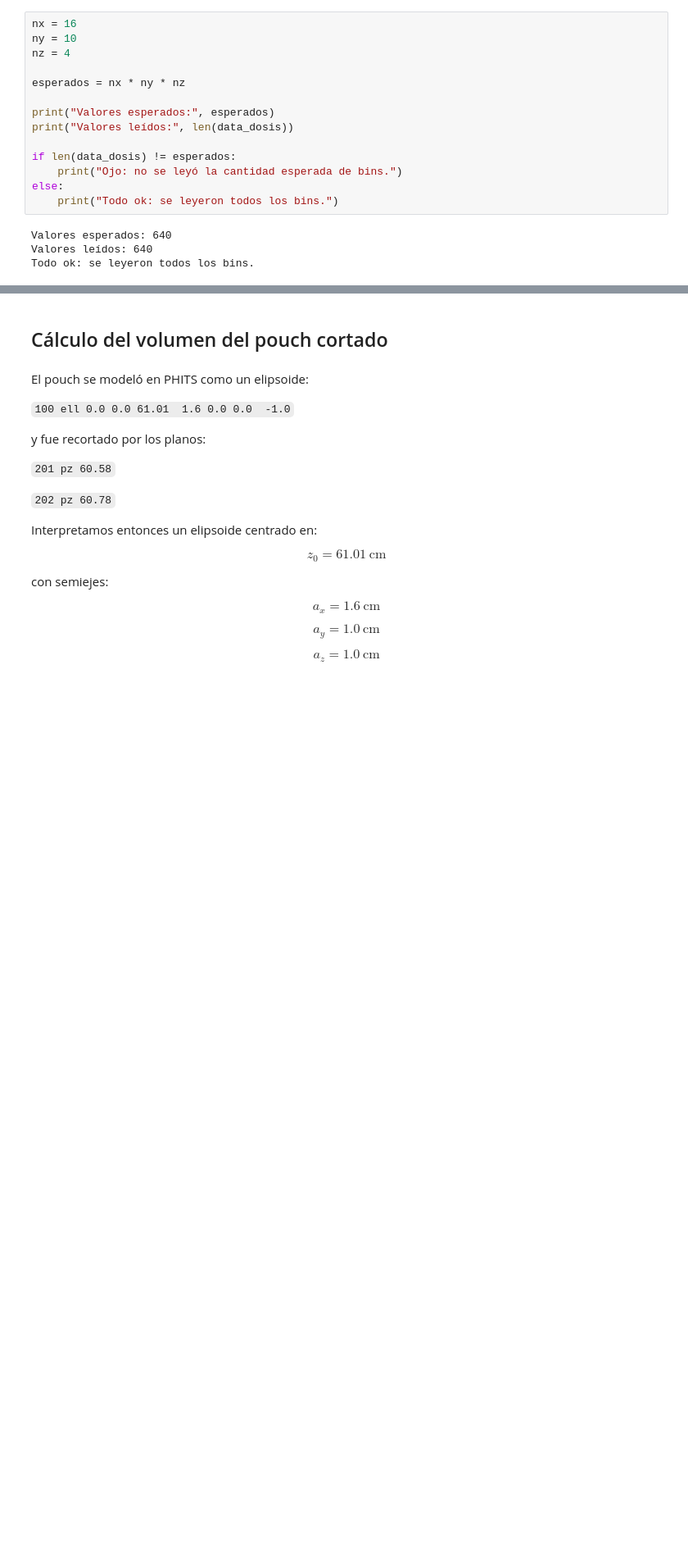
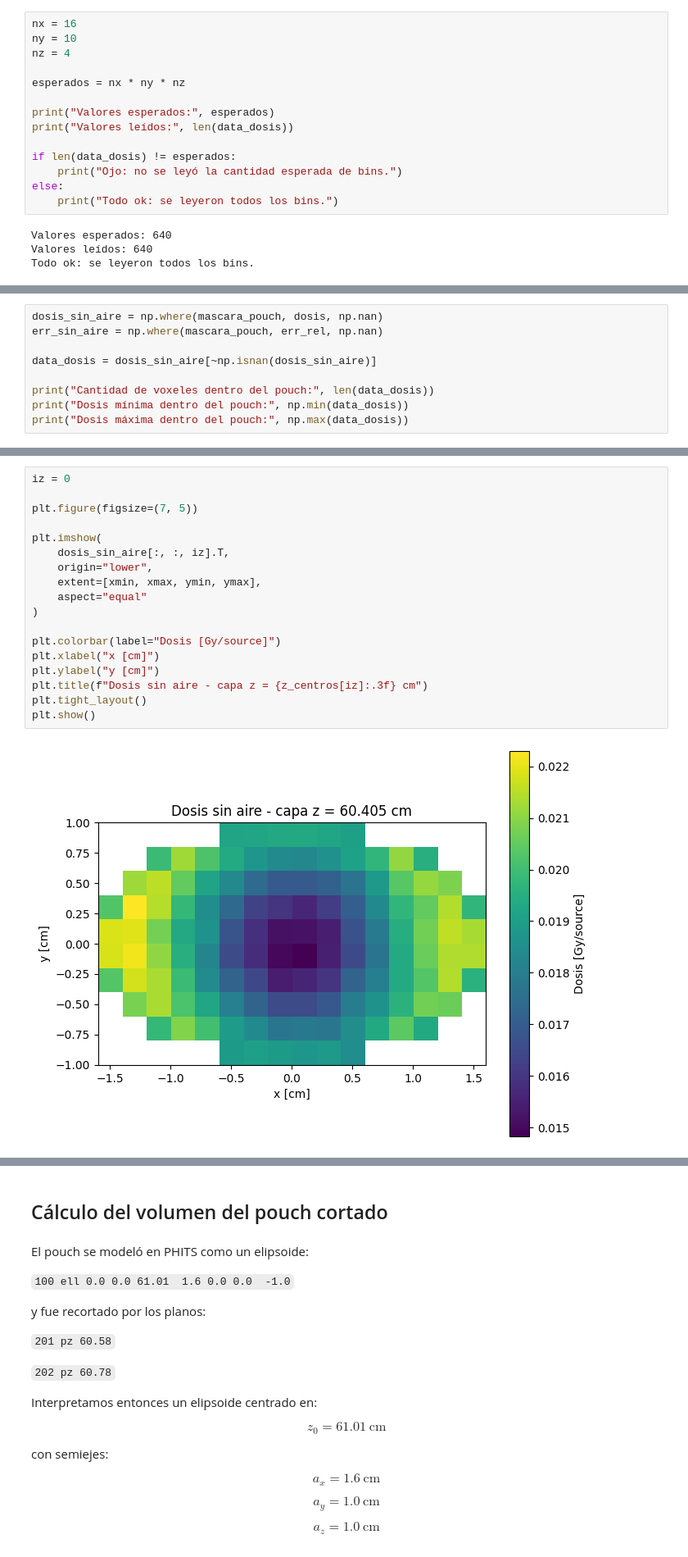
Before and after one commit to arirodriguez001/Laboratory-VI, a Jupyter notebook: Modelo V0/histograma_dosis-vol_V0.ipynb, the cells around one changed output, grey strips where cells are left out. Shown at 82% size. Cells and saved outputs as stored; diff of their text form; blank space fills up the shorter version.

```diff
--- a/Modelo V0/histograma_dosis-vol_V0.ipynb
+++ b/Modelo V0/histograma_dosis-vol_V0.ipynb
@@ -220,0 +385,9 @@ Todo ok: se leyeron todos los bins.
+# %%
+dosis_sin_aire = np.where(mascara_pouch, dosis, np.nan)
+err_sin_aire = np.where(mascara_pouch, err_rel, np.nan)
+
+data_dosis = dosis_sin_aire[~np.isnan(dosis_sin_aire)]
+
+print("Cantidad de voxeles dentro del pouch:", len(data_dosis))
+print("Dosis mínima dentro del pouch:", np.min(data_dosis))
+print("Dosis máxima dentro del pouch:", np.max(data_dosis))
@@ -220,0 +431,20 @@ Todo ok: se leyeron todos los bins.
+# %%
+iz = 0
+
+plt.figure(figsize=(7, 5))
+
+plt.imshow(
+    dosis_sin_aire[:, :, iz].T,
+    origin="lower",
+    extent=[xmin, xmax, ymin, ymax],
+    aspect="equal"
+)
+
+plt.colorbar(label="Dosis [Gy/source]")
+plt.xlabel("x [cm]")
+plt.ylabel("y [cm]")
+plt.title(f"Dosis sin aire - capa z = {z_centros[iz]:.3f} cm")
+plt.tight_layout()
+plt.show()
+# %% [output]
+[figure, added]
```
Also changed, not shown: parts of 32 cells of this notebook, 41 other files.
